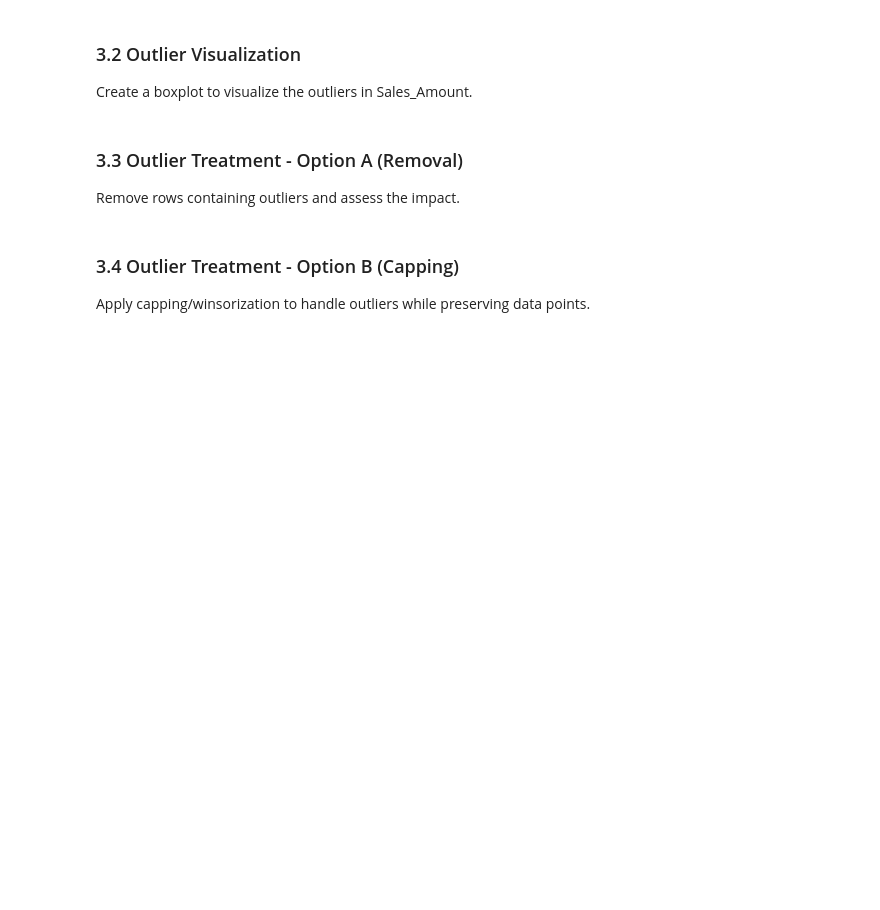
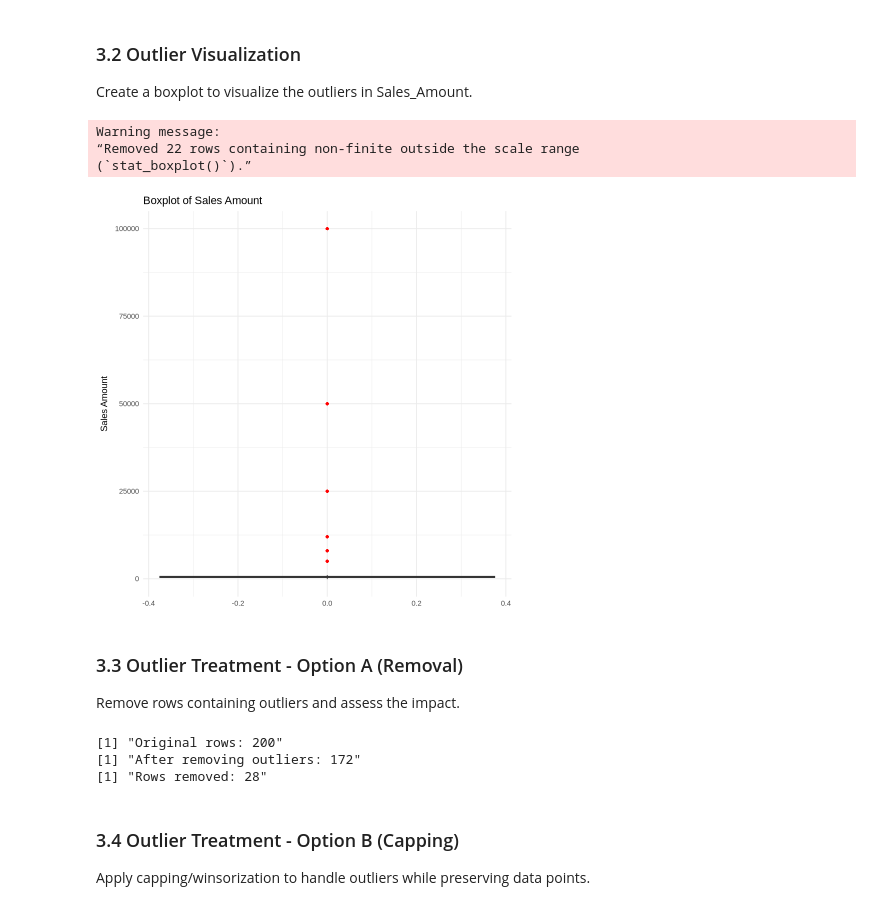
Before and after one commit to MichelLeon28/Michel-s-Work, a Jupyter notebook: Homework/homework_lesson_2_data_cleaning.ipynb, the cells around one changed output. Saved outputs shown, nothing was run; the diff lists cells and outputs as text; code cells hidden in the pictures; blank space fills up the shorter version.

Commit message:
Submit homework 2- Data Cleaning - Michel

```diff
--- a/Homework/homework_lesson_2_data_cleaning.ipynb
+++ b/Homework/homework_lesson_2_data_cleaning.ipynb
@@ -40,8 +54,9 @@ getwd()
 Import the provided messy sales dataset that contains real-world data quality issues including missing values, outliers, and inconsistencies.
 # %%
 # Import the messy sales dataset
-messy_sales <- read_csv("data/messy_sales_data.csv")
+messy_sales <- read.csv("/workspaces/Michel-s-Work/data/messy_sales_data.csv")
 
 print("Messy sales dataset imported successfully!")
-print(paste("Dataset contains", nrow(messy_sales), "rows and", ncol(messy_sales), "columns"))
-print("Column names:", paste(names(messy_sales), collapse = ", "))
+print(paste("Dataset contains", nrow(messy_sales), "rows and", ncol(messy_sales), "columns")) # nolint
+print(paste("Column names:", paste(names(messy_sales), collapse = ", ")))
+print(paste("Column names:", paste(names(messy_sales), collapse = ", ")))
@@ -131,16 +244,17 @@ sales_imputed <- messy_sales
 # %%
 ### TODO: Create a mode function for categorical variables
 get_mode <- function(v) {
-  ### YOUR CODE HERE
-  ### Hint: Use unique(), tabulate(), match(), and which.max()
+  uniq_vals <- unique(v)
+  uniq_vals[which.max(tabulate(match(v, uniq_vals)))]
 }
 # %%
-### TODO: Impute Customer_Name with mode (for categorical missing values)
-sales_imputed$Customer_Name <- # YOUR CODE HERE
+### TODO: Impute Customer_Name with mode (for categorical missing value
+sales_imputed$Customer_Name[is.na(sales_imputed$Customer_Name)] <- get_mode(sales_imputed$Customer_Name[!is.na(sales_imputed$Customer_Name)])
 # %%
 ### To practice median imputation, try it on Quantity column
 ### TODO: Impute Quantity with median (alternative approach for numeric data)
-sales_imputed$Quantity <- # YOUR CODE HERE
+sales_imputed$Quantity <- median_quantity <- median(sales_imputed$Quantity, na.rm = TRUE)
+sales_imputed$Quantity[is.na(sales_imputed$Quantity)] <- median_quantity
 # %%
 ### Verify imputation success
 print("Missing values after imputation:")
@@ -206,23 +391,43 @@ print(outliers)
 
 Create a boxplot to visualize the outliers in Sales_Amount.
 # %%
+
+library(ggplot2)
+
 ### TODO: Create a boxplot for Sales_Amount
 # Use ggplot2 to create a boxplot showing outliers
-boxplot_sales <- # YOUR CODE HERE
+boxplot_sales <- ggplot(sales_imputed, aes(y = Sales_Amount)) +
+  geom_boxplot(fill = "steelblue", outlier.colour = "red", outlier.shape = 16) +
+  labs(title = "Boxplot of Sales Amount",
+      y = "Sales Amount") +
+  theme_minimal()
 
 # Display the plot
 print(boxplot_sales)
+# %% [output]
+Warning message:
+“Removed 22 rows containing non-finite outside the scale range
+(`stat_boxplot()`).”
+[figure, added]
 # %% [markdown]
 ### 3.3 Outlier Treatment - Option A (Removal)
 
 Remove rows containing outliers and assess the impact.
 # %%
 ### TODO: Remove outliers from the imputed dataset
-sales_outliers_removed <- # YOUR CODE HERE
+sales_outliers_removed <- sales_outliers_removed <- sales_imputed[
+  !is.na(sales_imputed$Sales_Amount) &
+  sales_imputed$Sales_Amount >= lower_bound &
+  sales_imputed$Sales_Amount <= upper_bound,
+]
 
 print(paste("Original rows:", nrow(sales_imputed)))
 print(paste("After removing outliers:", nrow(sales_outliers_removed)))
 print(paste("Rows removed:", nrow(sales_imputed) - nrow(sales_outliers_removed)))
+# %% [output]
+[1] "Original rows: 200"
+[1] "After removing outliers: 172"
+[1] "Rows removed: 28"
 # %% [markdown]
 ### 3.4 Outlier Treatment - Option B (Capping)
 
```
Also changed, not shown: parts of 26 cells of this notebook.
